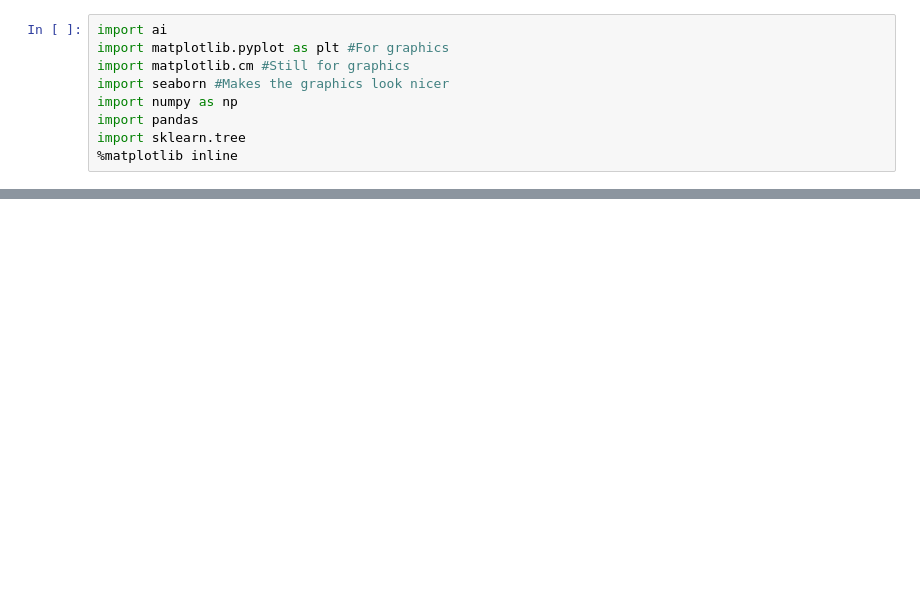
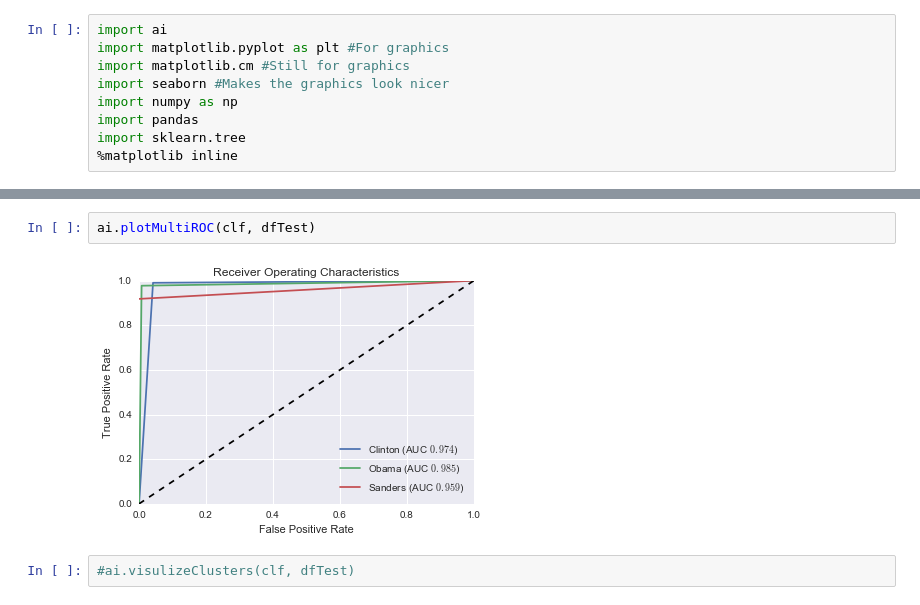
Before and after one commit to KnowledgeLab/augmentedintelligence, a Jupyter notebook: 1-Augmented-Intelligence/1-Augmented-Intelligence.ipynb, the cells around one changed output, grey strips where cells are left out. Cells and saved outputs as stored; diff of their text form; blank space fills up the shorter version.

```diff
--- a/1-Augmented-Intelligence/1-Augmented-Intelligence.ipynb
+++ b/1-Augmented-Intelligence/1-Augmented-Intelligence.ipynb
@@ -52,0 +85,6 @@ ai.plotregions(df, clf)
+# %%
+ai.plotMultiROC(clf, dfTest)
+# %% [output]
+[figure, added]
+# %%
+#ai.visulizeClusters(clf, dfTest)
```
Also changed, not shown: parts of 15 cells of this notebook, 3 other files.
